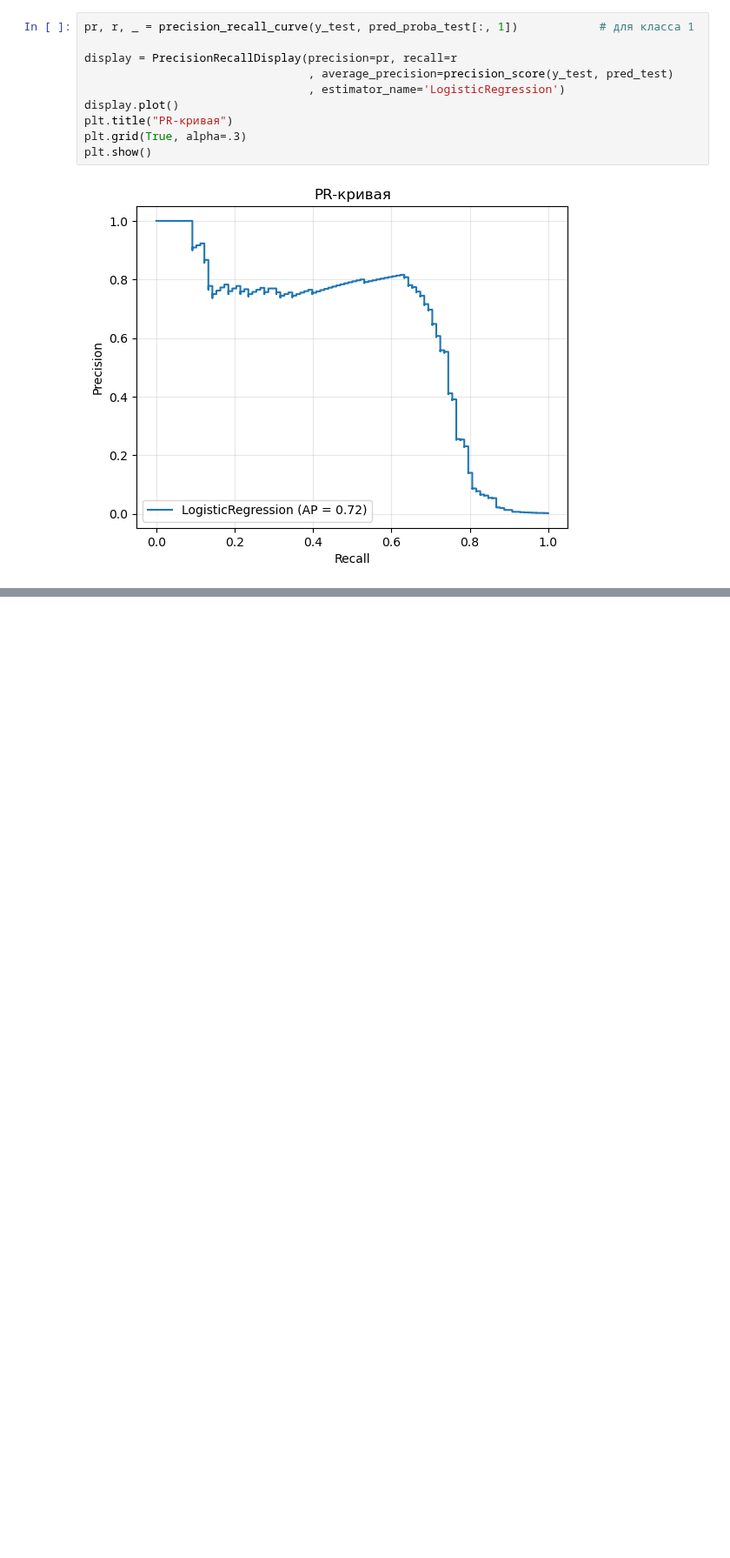
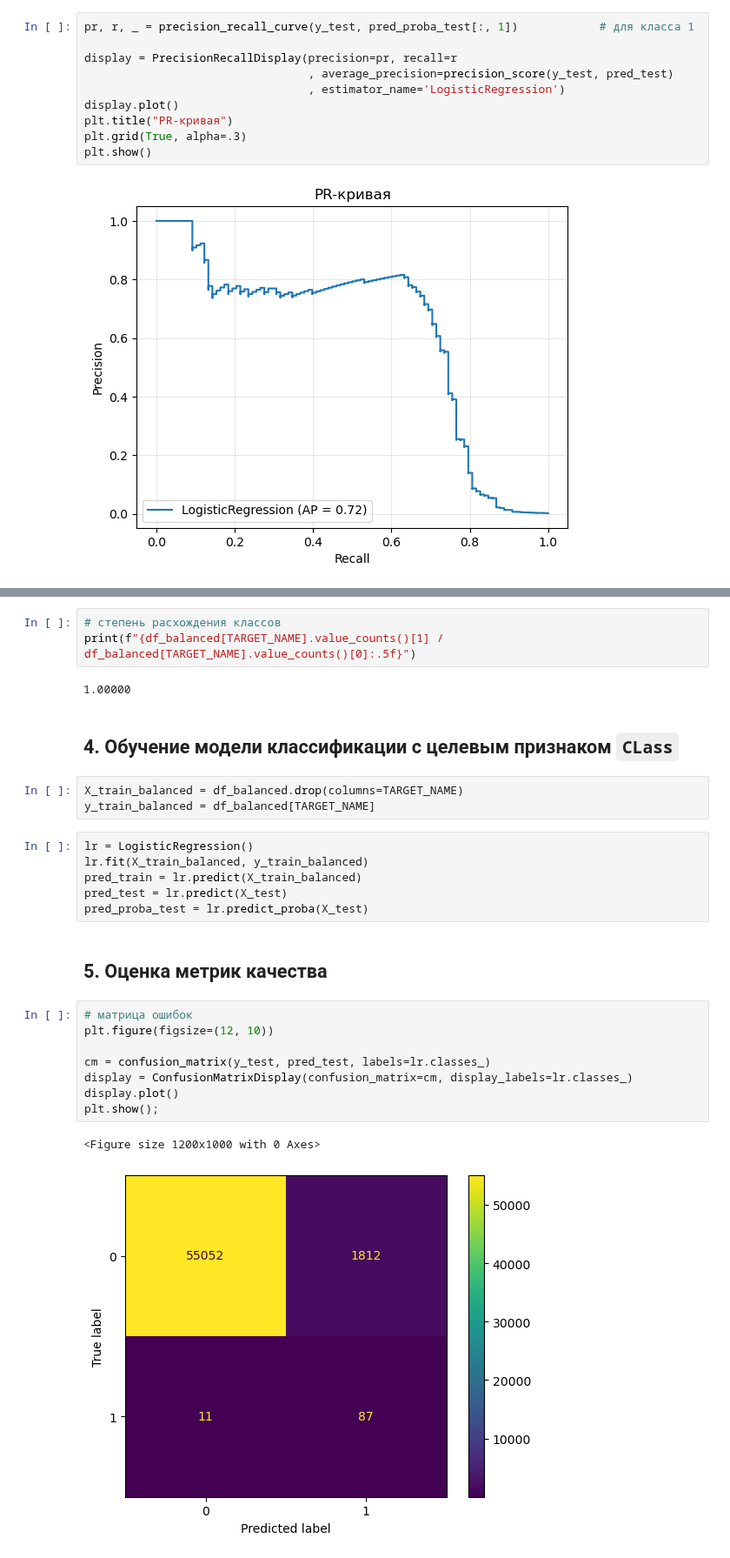
Before and after one commit to dnlygvtv/Python_for_Data_Science_HWs, a Jupyter notebook: HW/HW_10.ipynb, the cells around one changed output, grey strips where cells are left out. Shown at 87% size. Cells and saved outputs as stored; diff of their text form; blank space fills up the shorter version.

```diff
--- a/HW/HW_10.ipynb
+++ b/HW/HW_10.ipynb
@@ -564,0 +285,29 @@ weighted avg       0.85      0.86      0.85    116368
+# %%
+# степень расхождения классов
+print(f"{df_balanced[TARGET_NAME].value_counts()[1] / df_balanced[TARGET_NAME].value_counts()[0]:.5f}")
+# %% [output]
+1.00000
+# %% [markdown]
+## 4. Обучение модели классификации с целевым признаком `CLass`
+# %%
+X_train_balanced = df_balanced.drop(columns=TARGET_NAME)
+y_train_balanced = df_balanced[TARGET_NAME]
+# %%
+lr = LogisticRegression()
+lr.fit(X_train_balanced, y_train_balanced)
+pred_train = lr.predict(X_train_balanced)
+pred_test = lr.predict(X_test)
+pred_proba_test = lr.predict_proba(X_test)
+# %% [markdown]
+## 5. Оценка метрик качества
+# %%
+# матрица ошибок
+plt.figure(figsize=(12, 10))
+
+cm = confusion_matrix(y_test, pred_test, labels=lr.classes_)
+display = ConfusionMatrixDisplay(confusion_matrix=cm, display_labels=lr.classes_)
+display.plot()
+plt.show();
+# %% [output]
+<Figure size 1200x1000 with 0 Axes>
+[figure, added]
```
Also changed, not shown: parts of 62 cells of this notebook.
